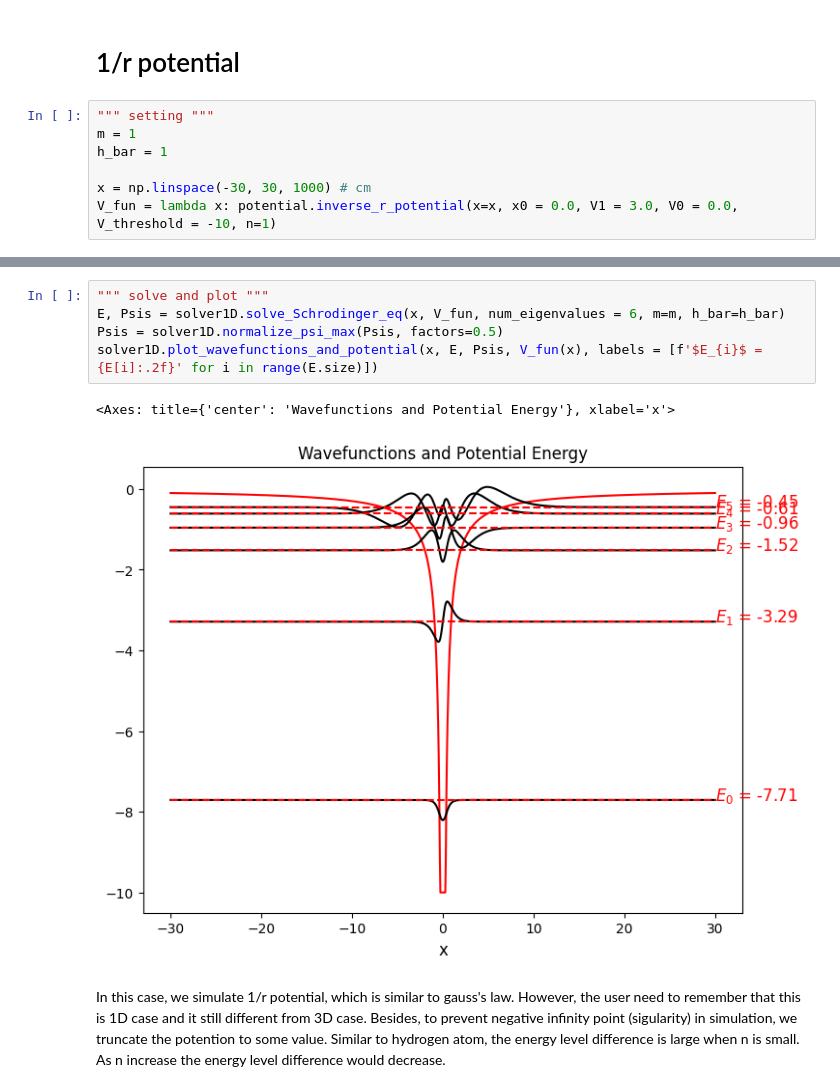
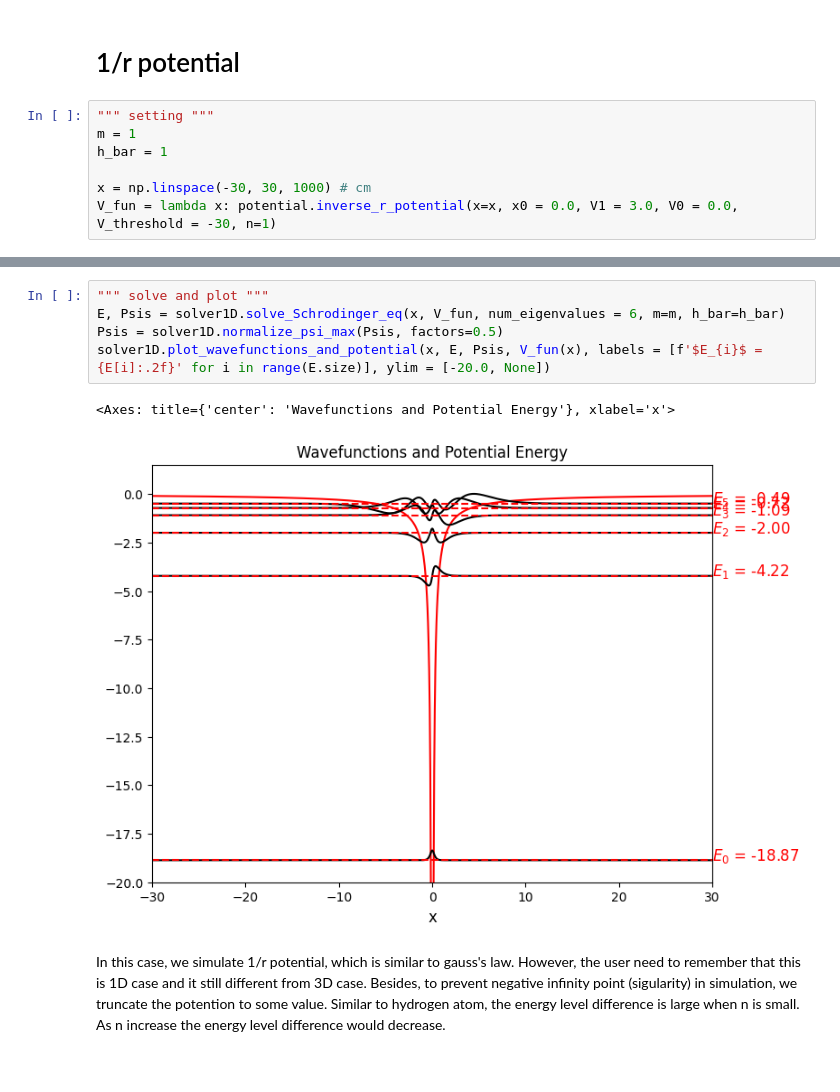
Before and after one commit to d04943016/PoissonSolver, a Jupyter notebook: notebook/Schrodinger 1D_cases/5. Inverse r Quantum Well.ipynb, the cells around one changed output, grey strips where cells are left out. Cells and saved outputs as stored; diff of their text form.

```diff
--- a/notebook/Schrodinger 1D_cases/5. Inverse r Quantum Well.ipynb
+++ b/notebook/Schrodinger 1D_cases/5. Inverse r Quantum Well.ipynb
@@ -16,7 +16,7 @@ m = 1
 h_bar = 1
 
 x = np.linspace(-30, 30, 1000) # cm
-V_fun = lambda x: potential.inverse_r_potential(x=x, x0 = 0.0, V1 = 3.0, V0 = 0.0, V_threshold = -10, n=1)
+V_fun = lambda x: potential.inverse_r_potential(x=x, x0 = 0.0, V1 = 3.0, V0 = 0.0, V_threshold = -30, n=1)
 # %%
 """ plot potential """
 solver1D.plot_potential(x, V_fun(x) )
@@ -26,11 +26,11 @@ solver1D.plot_potential(x, V_fun(x) )
 # %%
 """ solve and plot """
 E, Psis = solver1D.solve_Schrodinger_eq(x, V_fun, num_eigenvalues = 6, m=m, h_bar=h_bar)
 Psis = solver1D.normalize_psi_max(Psis, factors=0.5)
-solver1D.plot_wavefunctions_and_potential(x, E, Psis, V_fun(x), labels = [f'$E_{i}$ = {E[i]:.2f}' for i in range(E.size)])
+solver1D.plot_wavefunctions_and_potential(x, E, Psis, V_fun(x), labels = [f'$E_{i}$ = {E[i]:.2f}' for i in range(E.size)], ylim = [-20.0, None])
 # %% [output]
 <Axes: title={'center': 'Wavefunctions and Potential Energy'}, xlabel='x'>
-[figure, old version]
+[figure, new version]
 # %% [markdown]
 In this case, we simulate 1/r potential, which is similar to gauss's law. However, the user need to remember that this is 1D case and it still different from 3D case. Besides, to prevent negative infinity point (sigularity) in simulation, we truncate the potention to some value. Similar to hydrogen atom, the energy level difference is large when n is small. As n increase the energy level difference would decrease.
 # %% [markdown]
```
Also changed, not shown: parts of 17 cells of this notebook, 5 other files.
